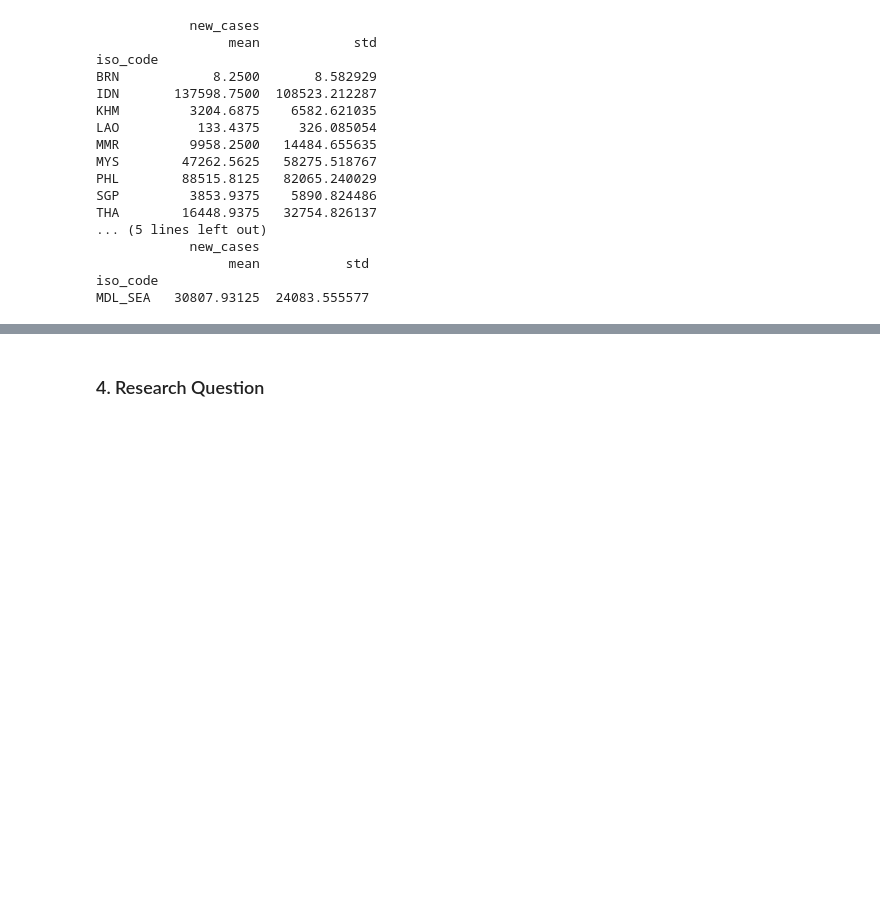
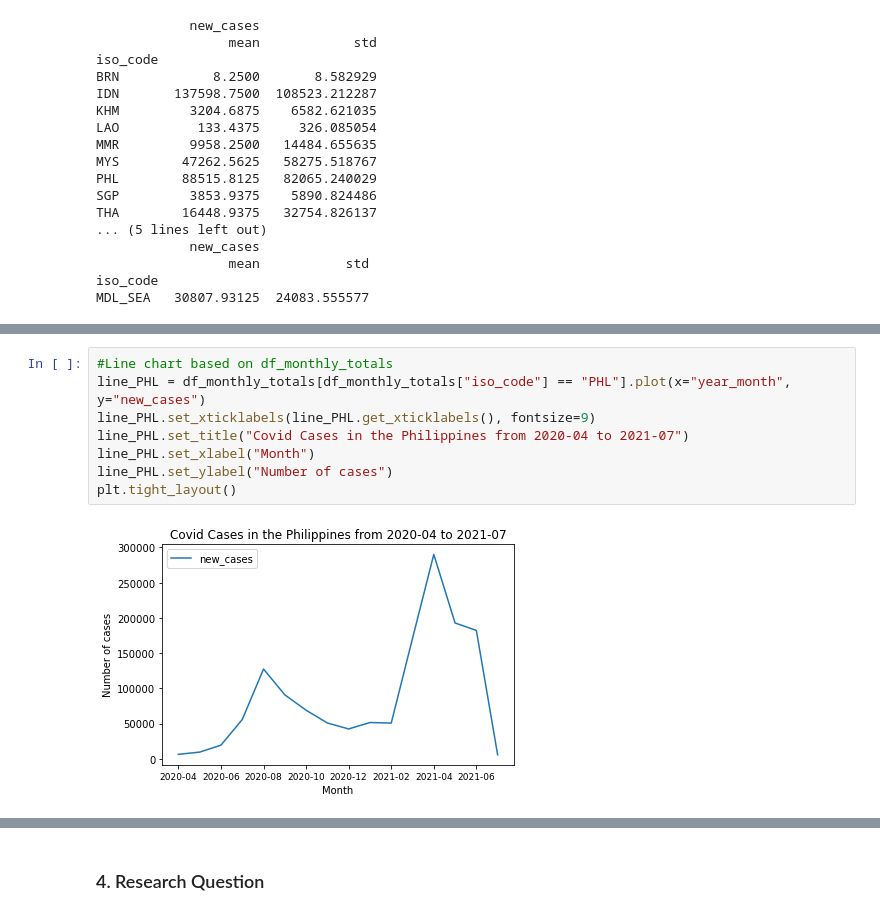
Before and after one commit to jm55/CSMODEL, a Jupyter notebook: COVID-19/Escalona - Experiment Notebook.ipynb, the cells around one changed output, grey strips where cells are left out. Cells and saved outputs as stored; diff of their text form; blank space fills up the shorter version.

```diff
--- a/COVID-19/Escalona - Experiment Notebook.ipynb
+++ b/COVID-19/Escalona - Experiment Notebook.ipynb
@@ -377,0 +385,10 @@ MDL_SEA   30807.93125  24083.555577
+# %%
+#Line chart based on df_monthly_totals
+line_PHL = df_monthly_totals[df_monthly_totals["iso_code"] == "PHL"].plot(x="year_month", y="new_cases")
+line_PHL.set_xticklabels(line_PHL.get_xticklabels(), fontsize=9)
+line_PHL.set_title("Covid Cases in the Philippines from 2020-04 to 2021-07")
+line_PHL.set_xlabel("Month")
+line_PHL.set_ylabel("Number of cases")
+plt.tight_layout()
+# %% [output]
+[figure, added]
```
Also changed, not shown: parts of 5 cells of this notebook.
